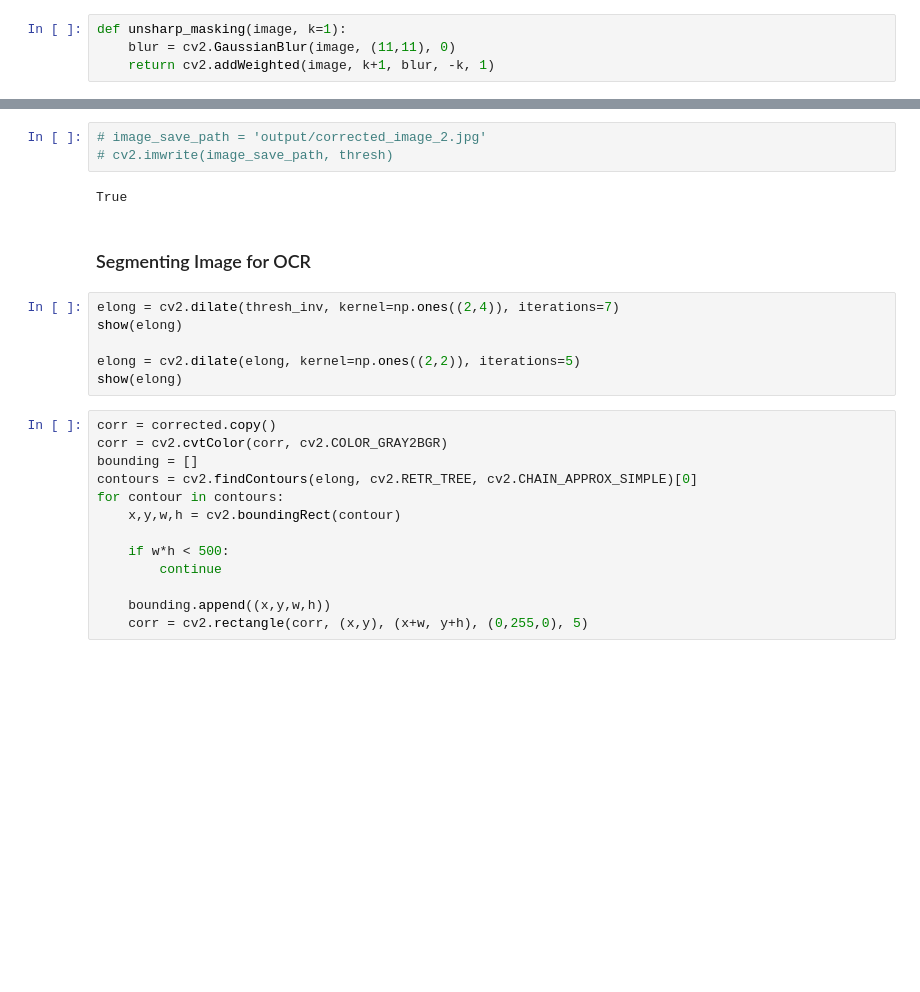
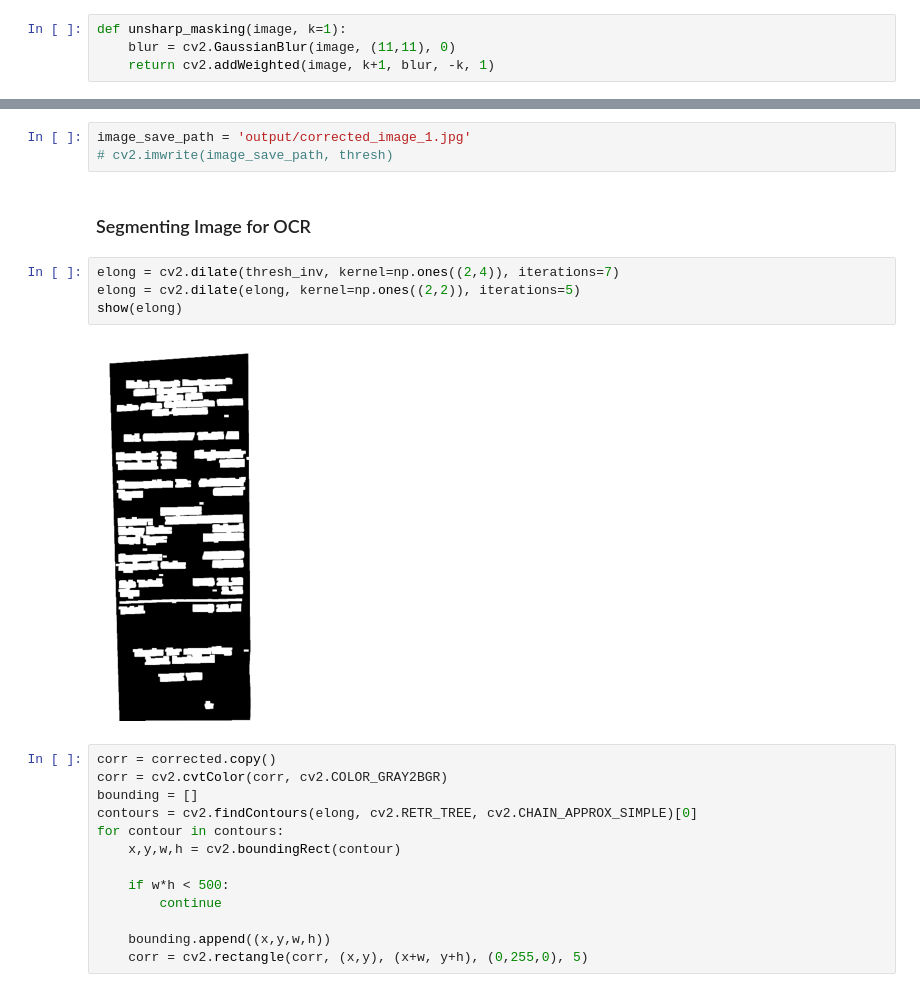
Before and after one commit to balaji-ramk/receipt-ocr, a Jupyter notebook: actual.ipynb, the cells around one changed output, grey strips where cells are left out. Saved outputs shown, nothing was run; the diff lists cells and outputs as text; blank space fills up the shorter version.

```diff
--- a/actual.ipynb
+++ b/actual.ipynb
@@ -142,16 +165,14 @@ show(thresh_inv)
 # %%
-# image_save_path = 'output/corrected_image_2.jpg'
+image_save_path = 'output/corrected_image_1.jpg'
 # cv2.imwrite(image_save_path, thresh)
-# %% [output]
-True
 # %% [markdown]
 ### Segmenting Image for OCR
 # %%
 elong = cv2.dilate(thresh_inv, kernel=np.ones((2,4)), iterations=7)
-show(elong)
-
 elong = cv2.dilate(elong, kernel=np.ones((2,2)), iterations=5)
 show(elong)
+# %% [output]
+[figure, added]
 # %%
 corr = corrected.copy()
 corr = cv2.cvtColor(corr, cv2.COLOR_GRAY2BGR)
```
Also changed, not shown: parts of 16 cells of this notebook, 31 other files.
